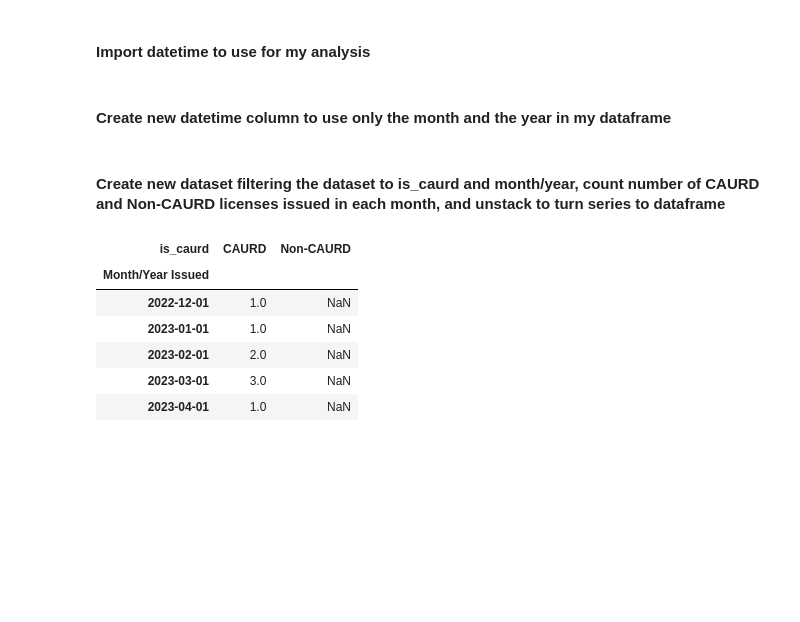
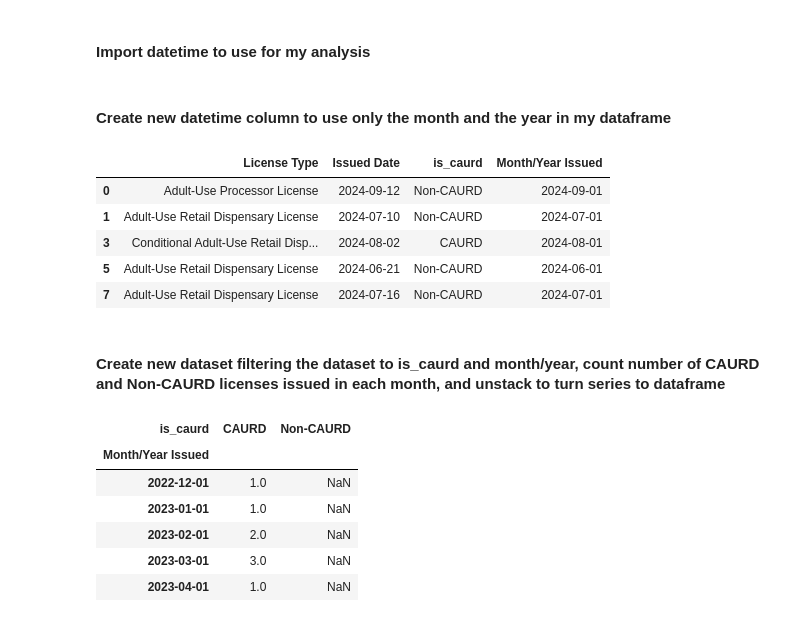
Before and after one commit to sashalcohen/Assignment1, a Jupyter notebook: Assignment 1/notebooks/Assignment_1_cannabis_license_analysis.ipynb, the cells around one changed output. Drawn from its saved outputs; the diff is of its cells as text; code cells hidden in the pictures; blank space fills up the shorter version.

```diff
--- a/Assignment 1/notebooks/Assignment_1_cannabis_license_analysis.ipynb
+++ b/Assignment 1/notebooks/Assignment_1_cannabis_license_analysis.ipynb
@@ -108,6 +108,15 @@ import datetime
 #### Create new datetime column to use only the month and the year in my dataframe
 # %%
 df1["Month/Year Issued"] = df1["Issued Date"].apply(lambda x: datetime.date(x.year, x.month, 1))
+# %%
+df1.head()
+# %% [output]
+|  | License Type | Issued Date | is_caurd | Month/Year Issued |
+| 0 | Adult-Use Processor License | 2024-09-12 | Non-CAURD | 2024-09-01 |
+| 1 | Adult-Use Retail Dispensary License | 2024-07-10 | Non-CAURD | 2024-07-01 |
+| 3 | Conditional Adult-Use Retail Disp... | 2024-08-02 | CAURD | 2024-08-01 |
+| 5 | Adult-Use Retail Dispensary License | 2024-06-21 | Non-CAURD | 2024-06-01 |
+| 7 | Adult-Use Retail Dispensary License | 2024-07-16 | Non-CAURD | 2024-07-01 |
 # %% [markdown]
 #### Create new dataset filtering the dataset to is_caurd and month/year, count number of CAURD and Non-CAURD licenses issued in each month, and unstack to turn series to dataframe
 # %%
```
Also changed, not shown: parts of 7 cells of this notebook, 6 other files.
